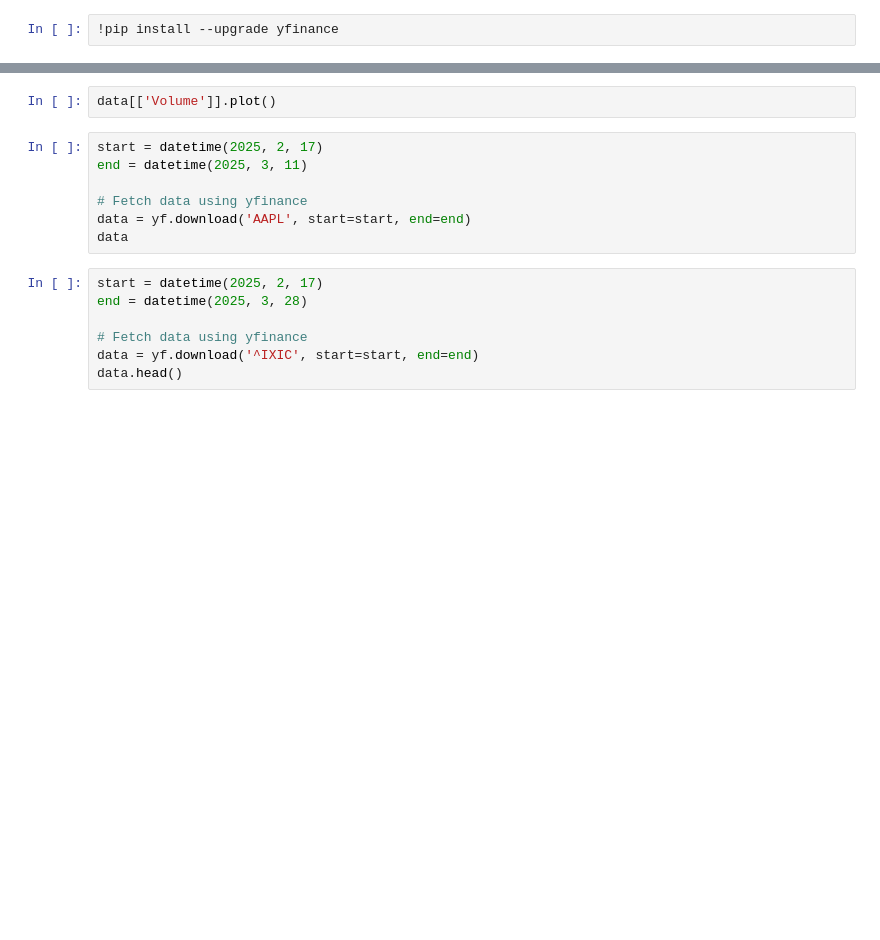
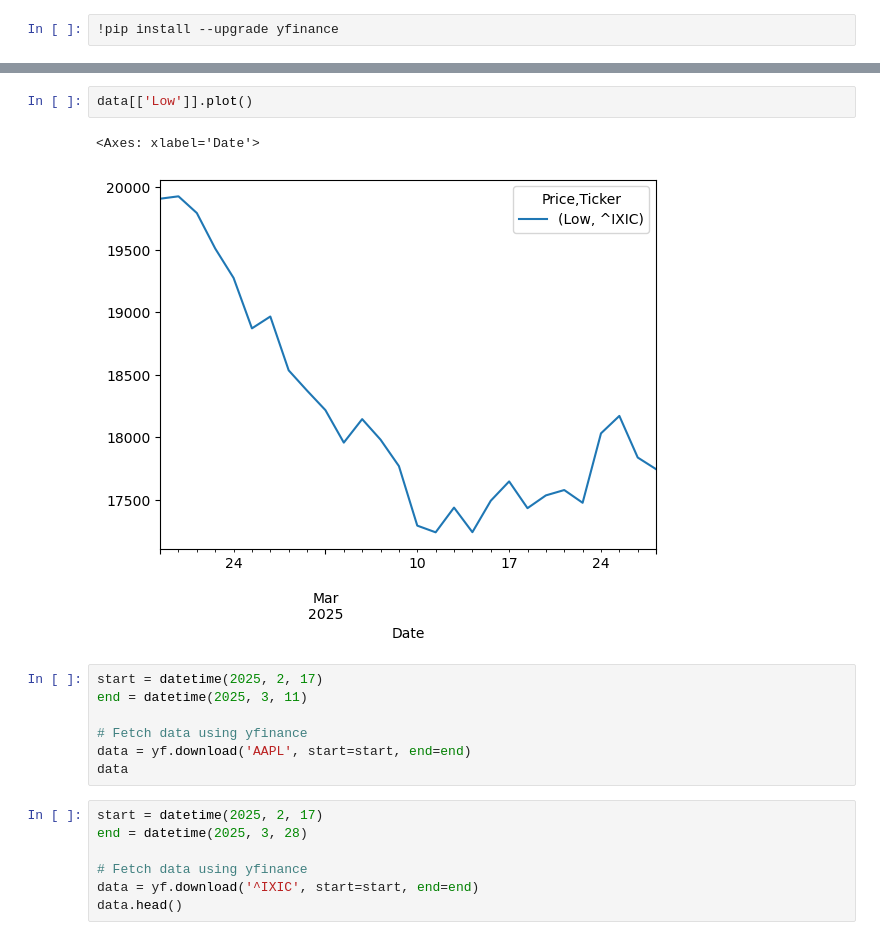
Before and after one commit to d3lyan/UNWE, a Jupyter notebook: Thesis.ipynb, the cells around one changed output, grey strips where cells are left out. Saved outputs shown, nothing was run; the diff lists cells and outputs as text; blank space fills up the shorter version.

```diff
--- a/Thesis.ipynb
+++ b/Thesis.ipynb
@@ -42,5 +146,8 @@ data.isnull().sum()
 # %%
-data[['Volume']].plot()
+data[['Low']].plot()
+# %% [output]
+<Axes: xlabel='Date'>
+[figure, added]
 # %%
 start = datetime(2025, 2, 17)
 end = datetime(2025, 3, 11)
```
Also changed, not shown: parts of 11 cells of this notebook, 1 other file.
